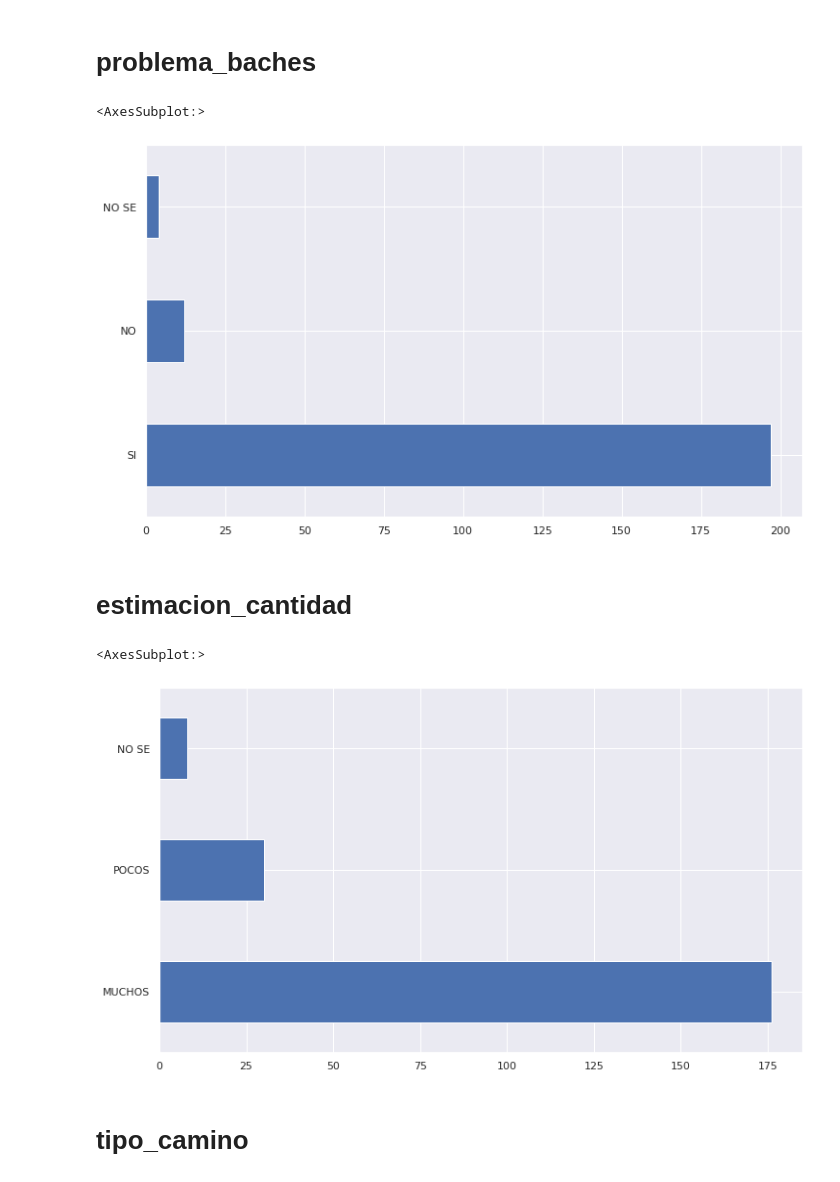
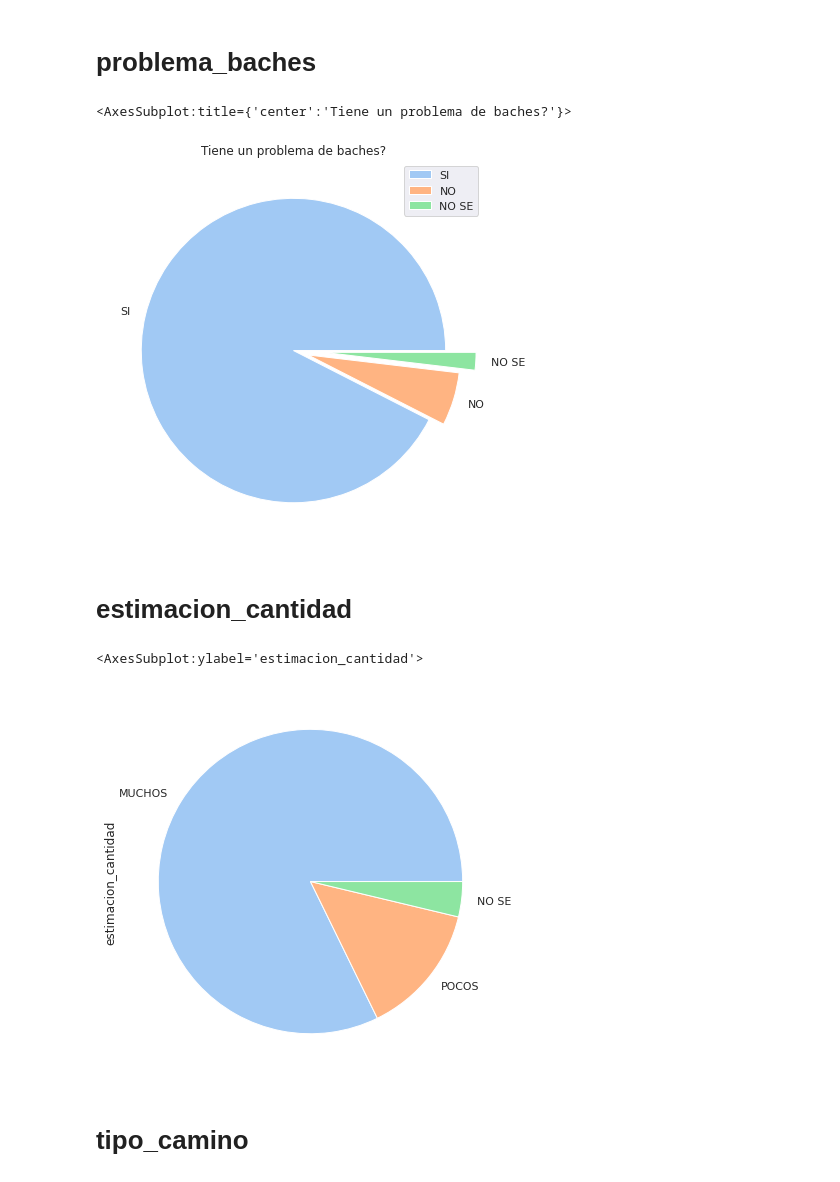
Before and after one commit to TorrezMN/Data_Science, a Jupyter notebook: src/notebooks/basic_study.ipynb, the cells around one changed output. Cells and saved outputs as stored; diff of their text form; code cells hidden in the pictures.

```diff
--- a/src/notebooks/basic_study.ipynb
+++ b/src/notebooks/basic_study.ipynb
@@ -16,6 +16,8 @@ plt.rcParams["figure.figsize"] = [12, 7]
 
 # Setting seaborn as default plotting lib.
 sns.set()
+# %%
+sns.set_palette("pastel")
 # %%
 df = pd.read_csv("./central_df.csv")
 # %%
@@ -38,17 +40,24 @@ df["estado_calles"].value_counts().plot(kind="barh")
 # %% [markdown]
 # problema_baches
 # %%
-df["problema_baches"].value_counts().plot(kind="barh")
+df["problema_baches"].value_counts(normalize=True).plot(
+    kind="pie",
+    explode=[0,.1,.2],
+    xlabel='',
+    ylabel='',
+    legend=True,
+    title='Tiene un problema de baches?'
+)
 # %% [output]
-<AxesSubplot:>
+<AxesSubplot:title={'center':'Tiene un problema de baches?'}>
-[figure, old version]
+[figure, new version]
 # %% [markdown]
 # estimacion_cantidad
 # %%
-df["estimacion_cantidad"].value_counts().plot(kind="barh")
+df["estimacion_cantidad"].value_counts().plot(kind="pie")
 # %% [output]
-<AxesSubplot:>
+<AxesSubplot:ylabel='estimacion_cantidad'>
-[figure, old version]
+[figure, new version]
 # %% [markdown]
 # tipo_camino
 # %%
```
Also changed, not shown: parts of 11 cells of this notebook.
